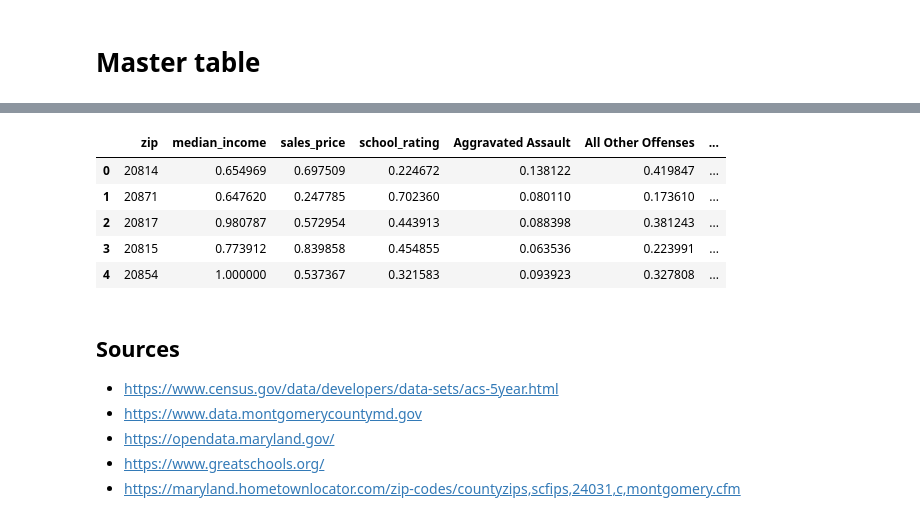
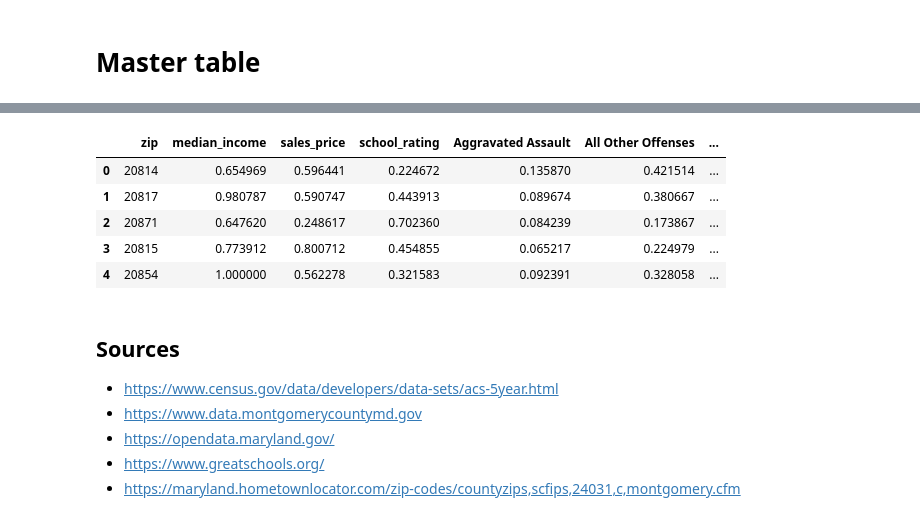
Before and after one commit to michpv90/BiggerPockets-Neighborhood-Project, a Jupyter notebook: MoCo BP Neighborhoods .ipynb, the cells around one changed output, grey strips where cells are left out. Drawn from its saved outputs; the diff is of its cells as text; code cells hidden in the pictures.

```diff
--- a/MoCo BP Neighborhoods .ipynb
+++ b/MoCo BP Neighborhoods .ipynb
@@ -313,7 +313,7 @@ filtered_sdat_df_2 = filtered_sdat_df.loc[filtered_sdat_df.sales_price > 0]
 residential_sdat_df = filtered_sdat_df_2.loc[filtered_sdat_df_2.land_use_code =='Residential (R)']
 
 #create table to show median home prices by zip code
-final_res_median_sale_price_df = residential_sdat_clean_df.groupby('zip')['sales_price'].agg('median').to_frame().reset_index()
+final_res_median_sale_price_df = residential_sdat_df.groupby('zip')['sales_price'].agg('median').to_frame().reset_index()
 
 #normalize median home prices
 for column in final_res_median_sale_price_df.columns:
@@ -591,3 +594,16 @@ final_master_table = master_table.sort_values('index_value', ascending=False)
 
 #reset the zip index as a column
 final_master_table.reset_index(inplace = True)
+# %%
+#subset the dataframe into thirds
+a_group = final_master_table[:int(len(final_master_table)/3)]
+b_group = final_master_table[1+int(len(final_master_table)/3):2*int(len(final_master_table)/3)]
+c_group = final_master_table[1+2*int(len(final_master_table)/3):]
+
+#Add column for neighborhood rating
+a_group['Group'] = 'A'
+b_group['Group'] = 'B'
+c_group['Group'] = 'C'
+
+#combine dataframes
+final_master_group_table = pd.concat([a_group,b_group, c_group])
@@ -594,16 +626,16 @@ final_master_table.reset_index(inplace = True)
 # %%
 #save dataframe as a CSV
-final_master_table.to_csv("master.csv", index=False)
+final_master_group_table.to_csv("master.csv", index=False)
 
 #display dataframe
-final_master_table.head()
+final_master_group_table.head()
 # %% [output]
 |  | zip | median_income | sales_price | school_rating | Aggravated Assault | All Other Offenses | ... |
-| 0 | 20814 | 0.654969 | 0.697509 | 0.224672 | 0.138122 | 0.419847 | ... |
-| 1 | 20871 | 0.647620 | 0.247785 | 0.702360 | 0.080110 | 0.173610 | ... |
-| 2 | 20817 | 0.980787 | 0.572954 | 0.443913 | 0.088398 | 0.381243 | ... |
-| 3 | 20815 | 0.773912 | 0.839858 | 0.454855 | 0.063536 | 0.223991 | ... |
-| 4 | 20854 | 1.000000 | 0.537367 | 0.321583 | 0.093923 | 0.327808 | ... |
+| 0 | 20814 | 0.654969 | 0.596441 | 0.224672 | 0.135870 | 0.421514 | ... |
+| 1 | 20817 | 0.980787 | 0.590747 | 0.443913 | 0.089674 | 0.380667 | ... |
+| 2 | 20871 | 0.647620 | 0.248617 | 0.702360 | 0.084239 | 0.173867 | ... |
+| 3 | 20815 | 0.773912 | 0.800712 | 0.454855 | 0.065217 | 0.224979 | ... |
+| 4 | 20854 | 1.000000 | 0.562278 | 0.321583 | 0.092391 | 0.328058 | ... |
 # %% [markdown]
 ## Sources
 
```
Also changed, not shown: parts of 19 cells of this notebook.
